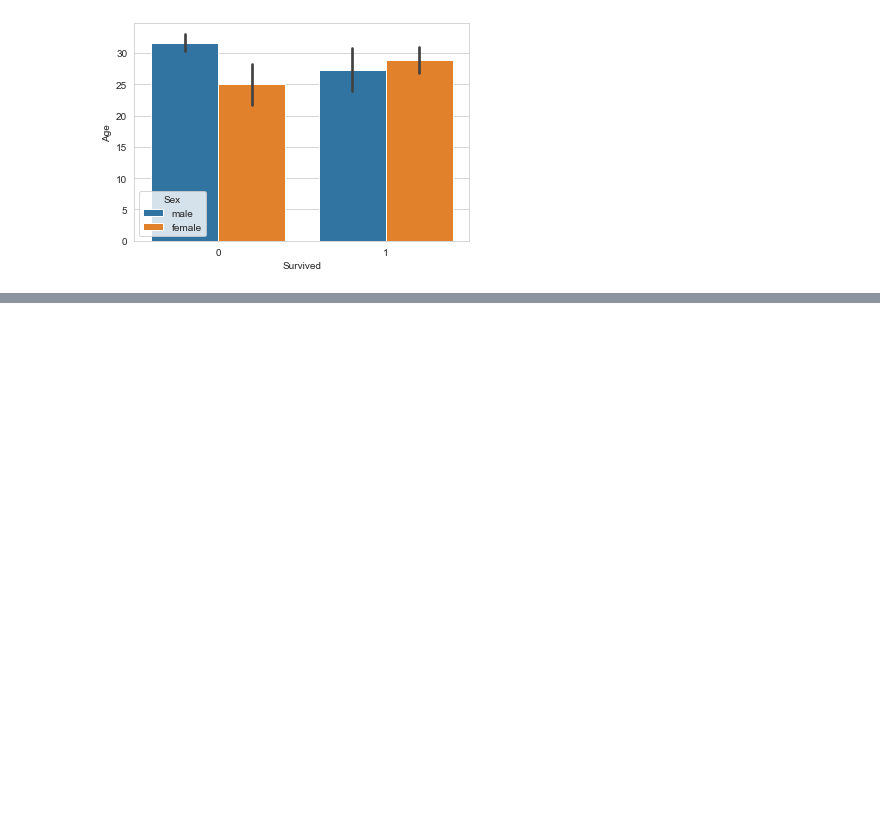
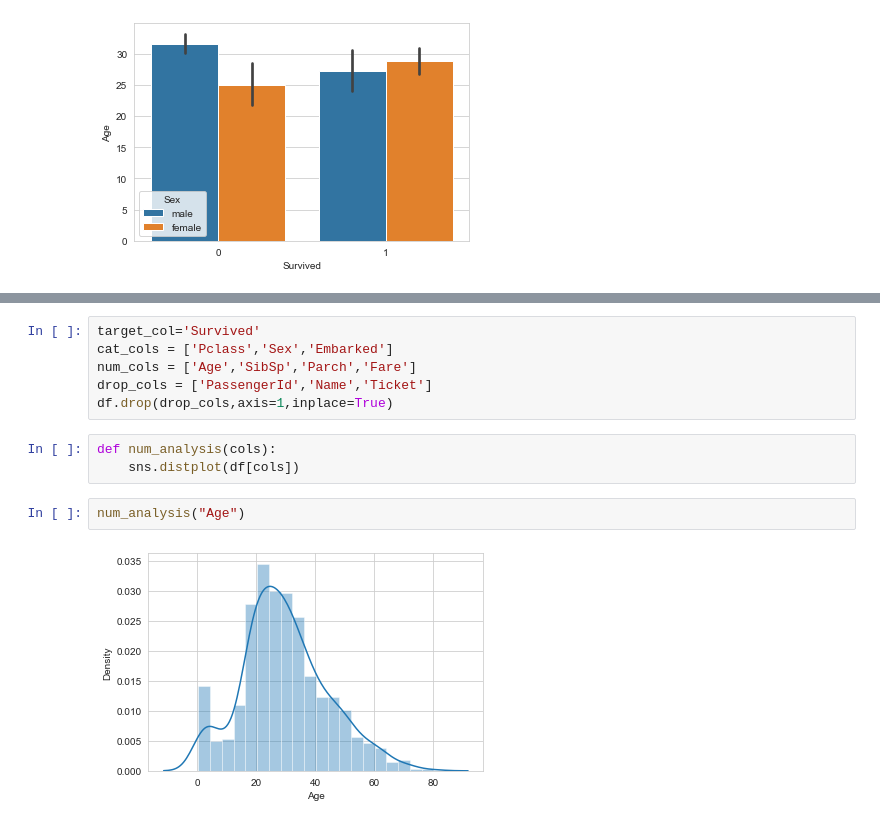
Before and after one commit to Mudit9669/JECRC_CS_Sep22, a Jupyter notebook: day22_logistic_regression.ipynb, the cells around one changed output, grey strips where cells are left out. Saved outputs shown, nothing was run; the diff lists cells and outputs as text; blank space fills up the shorter version.

```diff
--- a/day22_logistic_regression.ipynb
+++ b/day22_logistic_regression.ipynb
@@ -197,0 +205,13 @@ sns.barplot(data=df,y="Age",x='Survived', hue="Sex")
+# %%
+target_col='Survived'
+cat_cols = ['Pclass','Sex','Embarked']
+num_cols = ['Age','SibSp','Parch','Fare']
+drop_cols = ['PassengerId','Name','Ticket']
+df.drop(drop_cols,axis=1,inplace=True)
+# %%
+def num_analysis(cols):
+    sns.distplot(df[cols])
+# %%
+num_analysis("Age")
+# %% [output]
+[figure, added]
```
Also changed, not shown: parts of 34 cells of this notebook.
